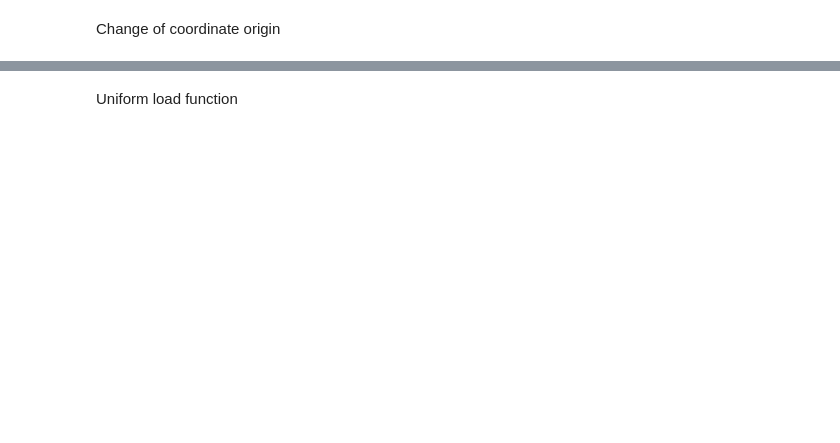
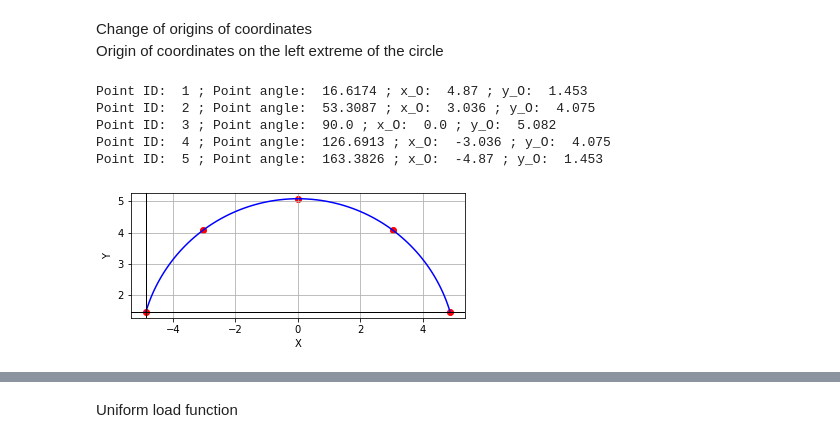
Before and after one commit to pep4climate/AFTER-THE-IALCEE-PAPER, a Jupyter notebook: arch_subdivision_automatisation.ipynb, the cells around one changed output, grey strips where cells are left out. Saved outputs shown, nothing was run; the diff lists cells and outputs as text; code cells hidden in the pictures; blank space fills up the shorter version.

```diff
--- a/arch_subdivision_automatisation.ipynb
+++ b/arch_subdivision_automatisation.ipynb
@@ -73,2 +195,0 @@ export_to_csv(point_coordinates, filename)
-# %% [markdown]
-Change of coordinate origin
@@ -94,3 +196,6 @@ def divide_half_circle(radius, span_length, elements):
+# %% [markdown]
+Change of origins of coordinates\
+Origin of coordinates on the left extreme of the circle
 # %%
 def plot_elements_and_half_circle(coordinates, radius, span_length):
     x_points = [coordinate[2] for coordinate in coordinates]
@@ -125,9 +230,17 @@ def export_to_csv(coordinates, filename):
 
     print(f"Data has been exported to {filepath} successfully.")
 # %%
-point_coordinates_prime = divide_half_circle(radius, span_length, elements)
+point_coordinates_prime = divide_half_circle(radius_centre, span_length_centre, elements)
+# %% [output]
+Point ID:  1 ; Point angle:  16.6174 ; x_O:  4.87 ; y_O:  1.453
+Point ID:  2 ; Point angle:  53.3087 ; x_O:  3.036 ; y_O:  4.075
+Point ID:  3 ; Point angle:  90.0 ; x_O:  0.0 ; y_O:  5.082
+Point ID:  4 ; Point angle:  126.6913 ; x_O:  -3.036 ; y_O:  4.075
+Point ID:  5 ; Point angle:  163.3826 ; x_O:  -4.87 ; y_O:  1.453
 # %%
-plots = plot_elements_and_half_circle(point_coordinates, radius, span_length)
+plots = plot_elements_and_half_circle(point_coordinates, radius_centre, span_length_centre)
+# %% [output]
+[figure, added]
 # %%
 filename = 'circle_points_coordinates_left_origin.csv'
 export_to_csv(point_coordinates_prime, filename)
```
Also changed, not shown: parts of 48 cells of this notebook, 3 other files.
